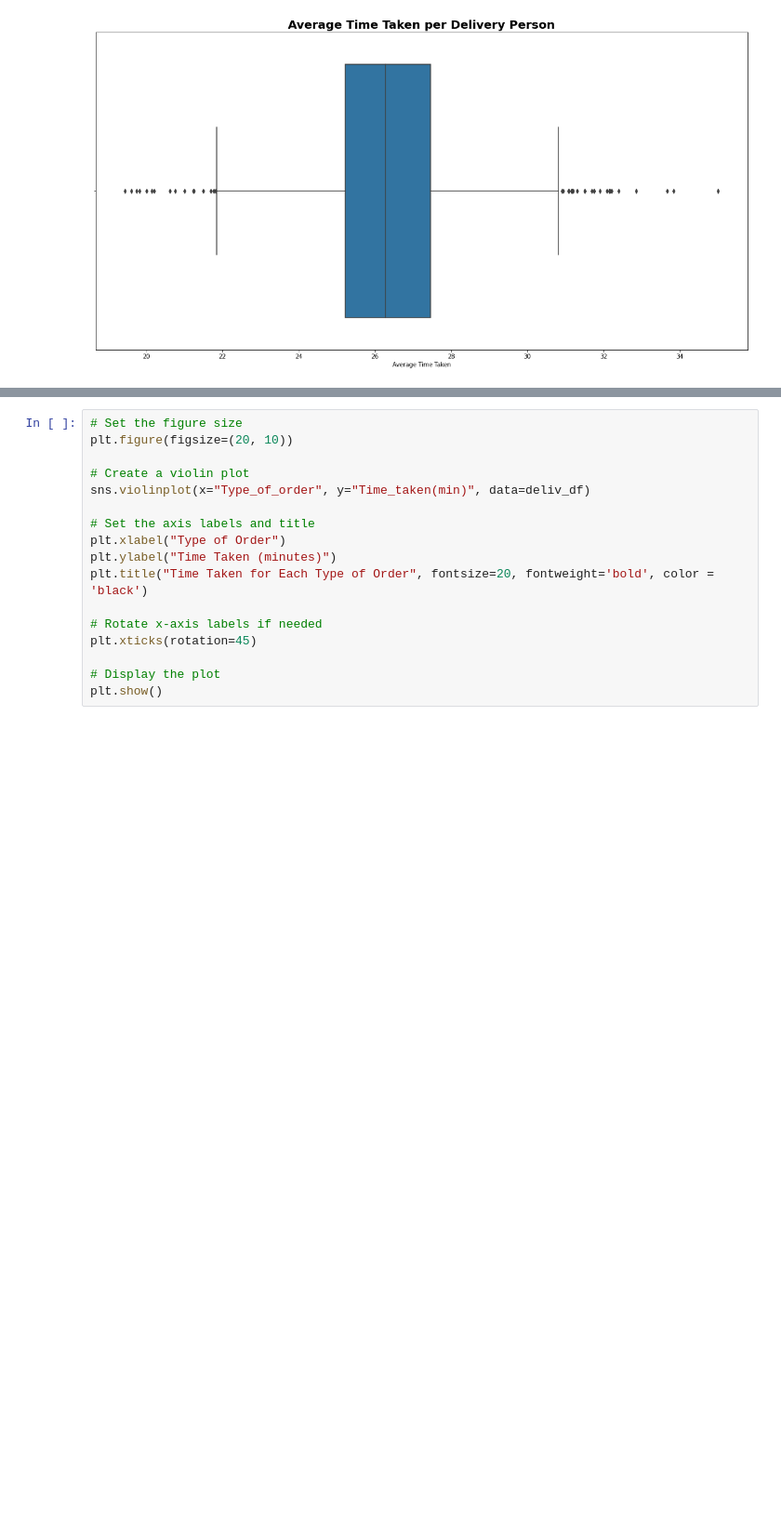
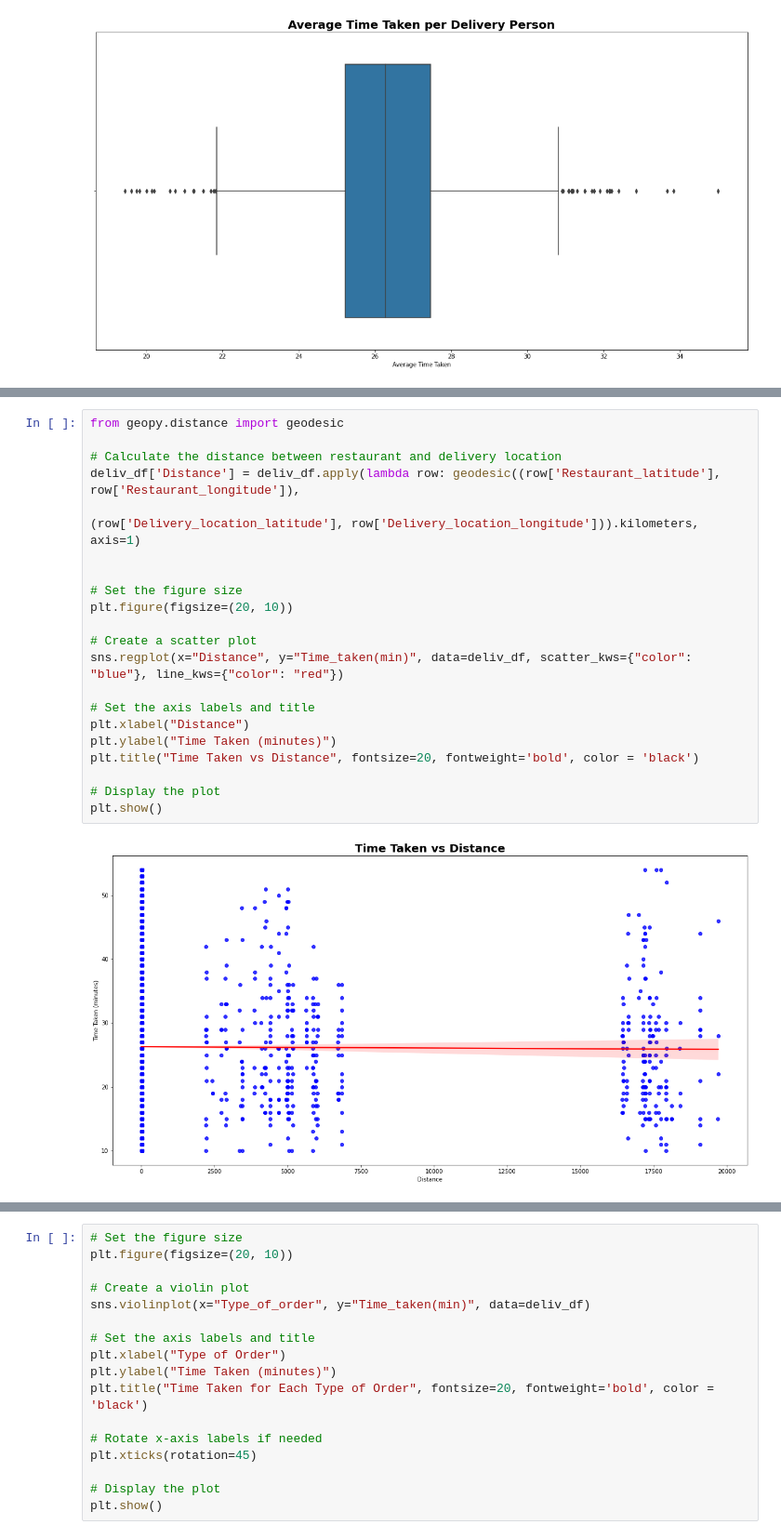
Before and after one commit to AlbertHunduza/DelivTimeAI, a Jupyter notebook: EDA.ipynb, the cells around one changed output, grey strips where cells are left out. Shown at 93% size. Cells and saved outputs as stored; diff of their text form; blank space fills up the shorter version.

```diff
--- a/EDA.ipynb
+++ b/EDA.ipynb
@@ -278,2 +294,25 @@ plt.show()
+# %%
+from geopy.distance import geodesic
+
+# Calculate the distance between restaurant and delivery location
+deliv_df['Distance'] = deliv_df.apply(lambda row: geodesic((row['Restaurant_latitude'], row['Restaurant_longitude']),
+                                                            (row['Delivery_location_latitude'], row['Delivery_location_longitude'])).kilometers, axis=1)
+
+
+# Set the figure size
+plt.figure(figsize=(20, 10))
+
+# Create a scatter plot
+sns.regplot(x="Distance", y="Time_taken(min)", data=deliv_df, scatter_kws={"color": "blue"}, line_kws={"color": "red"})
+
+# Set the axis labels and title
+plt.xlabel("Distance")
+plt.ylabel("Time Taken (minutes)")
+plt.title("Time Taken vs Distance", fontsize=20, fontweight='bold', color = 'black')
+
+# Display the plot
+plt.show()
+# %% [output]
+[figure, added]
 # %% [markdown]
 * Surprisingly, there doesn't seem to be any sisgnificant correlation between the Rating given and the delivery time.
```
Also changed, not shown: parts of 7 cells of this notebook.
